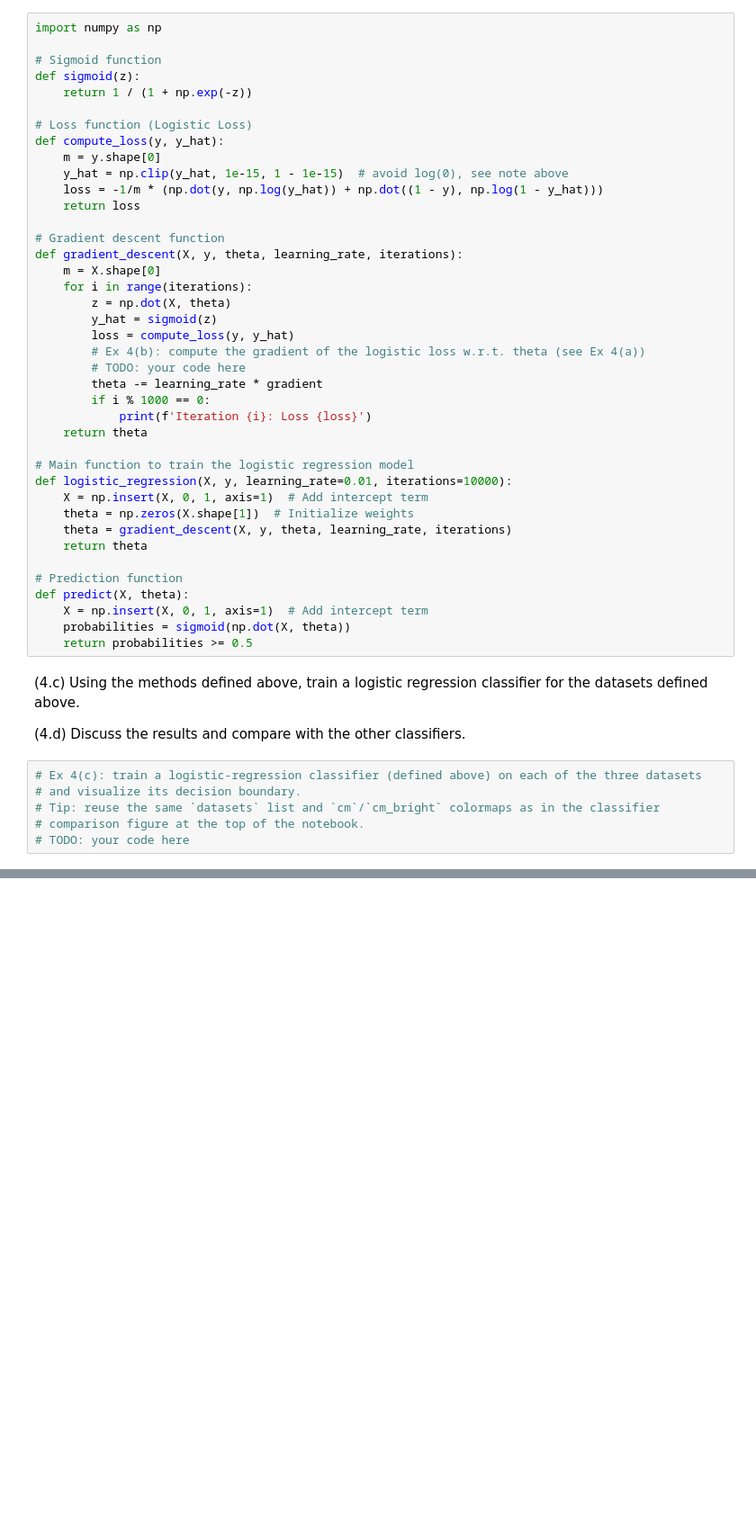
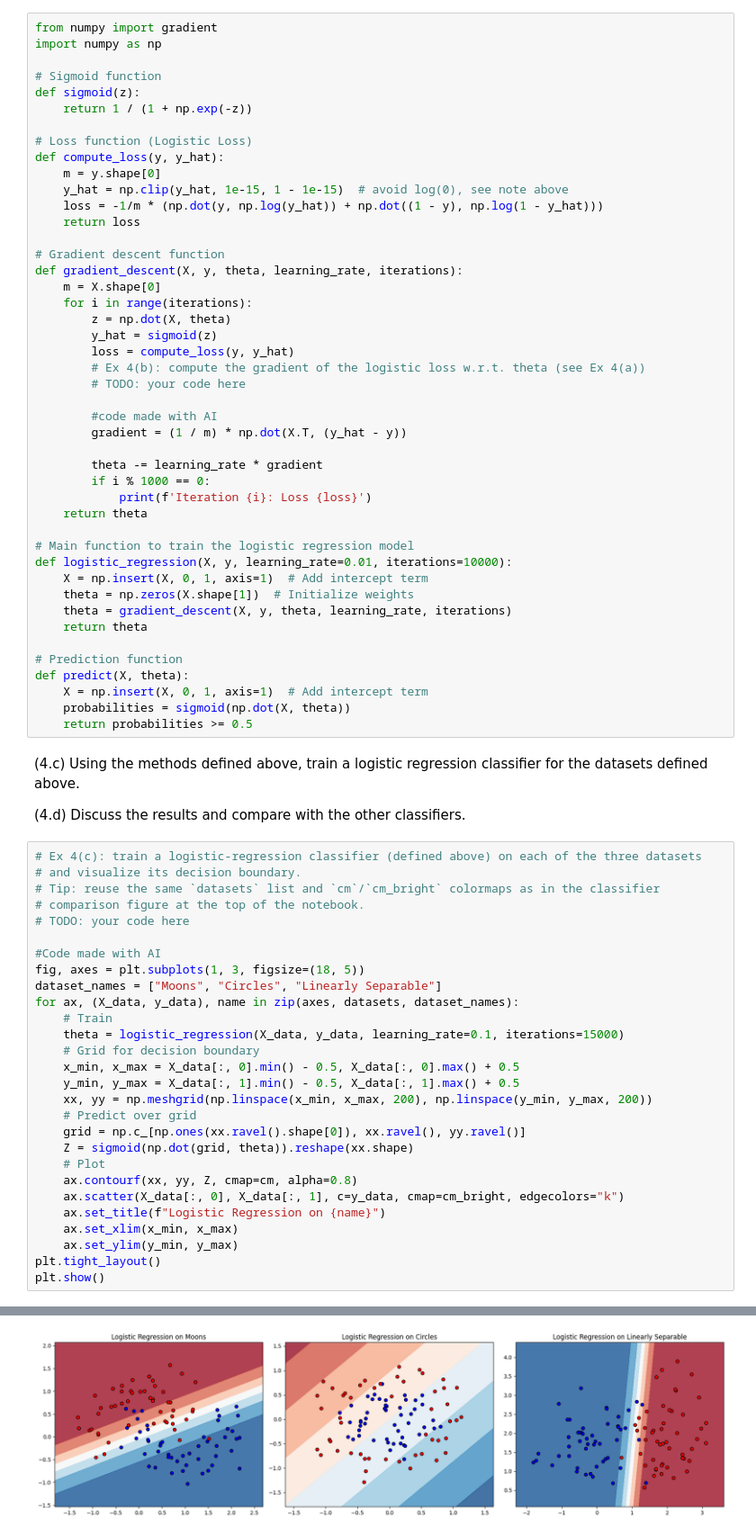
Before and after one commit to RLopez112/dlfcv-lab, a Jupyter notebook: Session5/main.ipynb, the cells around one changed output, grey strips where cells are left out. Shown at 90% size. Drawn from its saved outputs; the diff is of its cells as text; blank space fills up the shorter version.

```diff
--- a/Session5/main.ipynb
+++ b/Session5/main.ipynb
@@ -241,6 +354,7 @@ def inertia(X, centroids, labels):
 # %% [markdown]
 **Note:** `compute_loss` below clips `y_hat` away from exactly 0/1 before taking `log`, since `log(0)` is `-inf` and would blow up the loss (and gradient) once the model becomes very confident — this is a standard numerical-stability trick, not a modeling choice.
 # %%
+from numpy import gradient
 import numpy as np
 
 # Sigmoid function
@@ -263,6 +377,10 @@ def gradient_descent(X, y, theta, learning_rate, iterations):
         loss = compute_loss(y, y_hat)
         # Ex 4(b): compute the gradient of the logistic loss w.r.t. theta (see Ex 4(a))
         # TODO: your code here
+
+        #code made with AI
+        gradient = (1 / m) * np.dot(X.T, (y_hat - y))
+
         theta -= learning_rate * gradient
         if i % 1000 == 0:
             print(f'Iteration {i}: Loss {loss}')
@@ -290,3 +408,26 @@ def predict(X, theta):
 # Tip: reuse the same `datasets` list and `cm`/`cm_bright` colormaps as in the classifier
 # comparison figure at the top of the notebook.
 # TODO: your code here
+
+#Code made with AI
+fig, axes = plt.subplots(1, 3, figsize=(18, 5))
+dataset_names = ["Moons", "Circles", "Linearly Separable"]
+for ax, (X_data, y_data), name in zip(axes, datasets, dataset_names):
+    # Train
+    theta = logistic_regression(X_data, y_data, learning_rate=0.1, iterations=15000)
+    # Grid for decision boundary
+    x_min, x_max = X_data[:, 0].min() - 0.5, X_data[:, 0].max() + 0.5
+    y_min, y_max = X_data[:, 1].min() - 0.5, X_data[:, 1].max() + 0.5
+    xx, yy = np.meshgrid(np.linspace(x_min, x_max, 200), np.linspace(y_min, y_max, 200))
+    # Predict over grid
+    grid = np.c_[np.ones(xx.ravel().shape[0]), xx.ravel(), yy.ravel()]
+    Z = sigmoid(np.dot(grid, theta)).reshape(xx.shape)
+    # Plot
+    ax.contourf(xx, yy, Z, cmap=cm, alpha=0.8)
+    ax.scatter(X_data[:, 0], X_data[:, 1], c=y_data, cmap=cm_bright, edgecolors="k")
+    ax.set_title(f"Logistic Regression on {name}")
+    ax.set_xlim(x_min, x_max)
+    ax.set_ylim(y_min, y_max)
+plt.tight_layout()
+plt.show()
+# %% [output]
@@ -292,0 +451 @@ def predict(X, theta):
+[figure, added]
```
Also changed, not shown: parts of 7 cells of this notebook, 2 other files.
